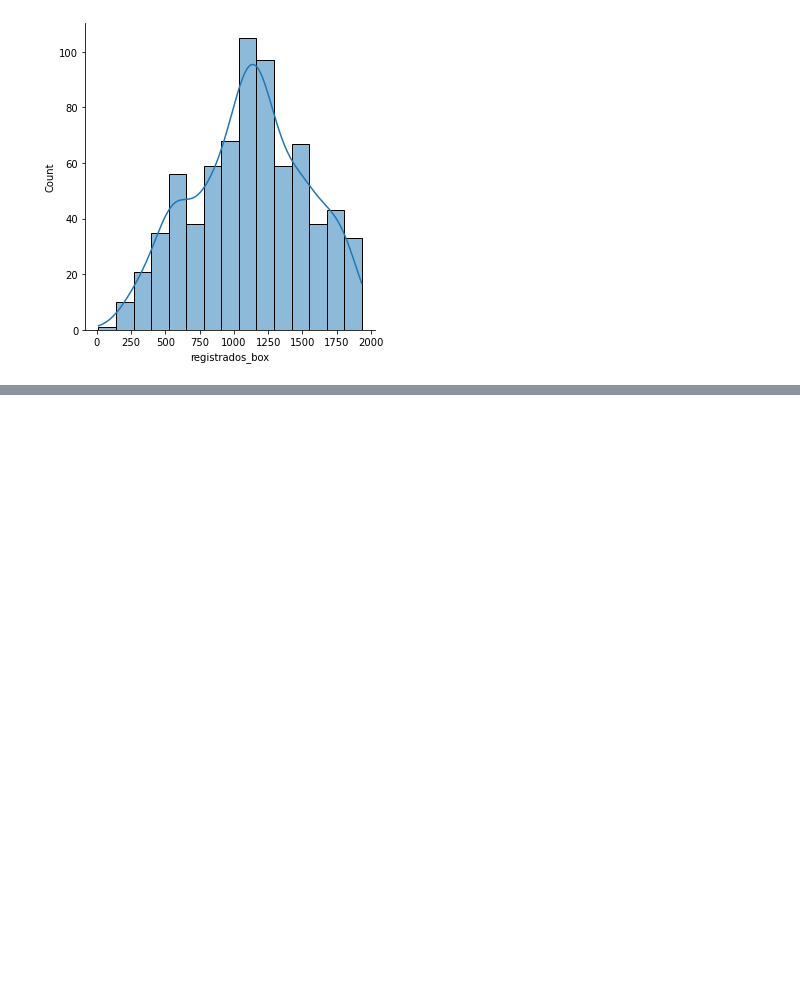
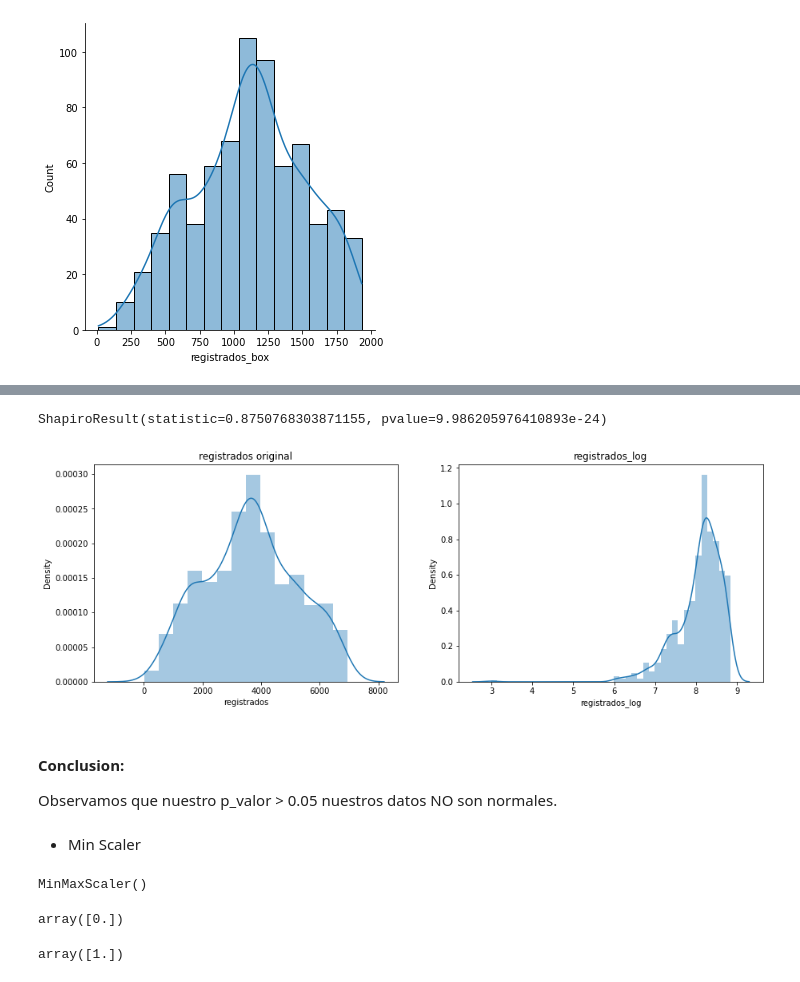
Before and after one commit to Adalab/proyecto-promo-C-modulo-3-team-2, a Jupyter notebook: EDA_registrados.ipynb, the cells around one changed output, grey strips where cells are left out. Saved outputs shown, nothing was run; the diff lists cells and outputs as text; code cells hidden in the pictures; blank space fills up the shorter version.

```diff
--- a/EDA_registrados.ipynb
+++ b/EDA_registrados.ipynb
@@ -202,3 +201,5 @@ sns.displot(df["registrados_box"], kde=True)
 # %% [output]
 <seaborn.axisgrid.FacetGrid at 0x...>
 [figure]
+# %%
+df["registrados_log"] = df["registrados"].apply(lambda x: np.log(x) if x > 0 else 0)
@@ -204,0 +215,25 @@ sns.displot(df["registrados_box"], kde=True)
+# %%
+stats.shapiro(df["registrados_log"])
+# %% [output]
+ShapiroResult(statistic=0.8750768303871155, pvalue=9.986205976410893e-24)
+# %%
+fig, axes = plt.subplots(1, 2, figsize = (15,5))
+
+axes[0].set_title('registrados original')
+axes[1].set_title('registrados_log')
+
+sns.distplot(df["registrados"] ,ax = axes[0])
+sns.distplot(df["registrados_log"], ax = axes[1]);
+# %% [output]
+[figure, added]
+# %% [markdown]
+#### Conclusion:
+
+Observamos que nuestro p_valor > 0.05 nuestros datos NO son normales.
+# %% [markdown]
+- Min Scaler
+# %%
+minmax = MinMaxScaler()
+minmax.fit(df[['registrados']])
+# %% [output]
+MinMaxScaler()
@@ -204,0 +242,8 @@ sns.displot(df["registrados_box"], kde=True)
+# %%
+X_normalizadas.min(axis=0)
+# %% [output]
+array([0.])
+# %%
+X_normalizadas.max(axis=0)
+# %% [output]
+array([1.])
```
Also changed, not shown: parts of 12 cells of this notebook, 2 other files.
